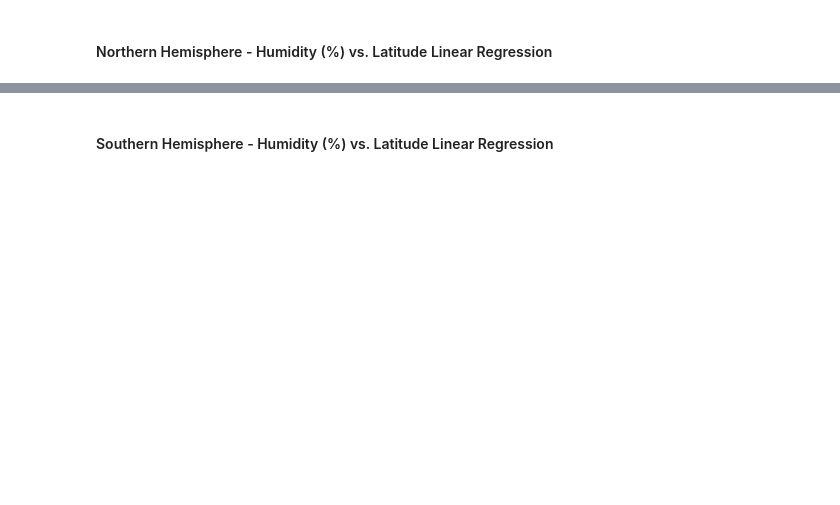
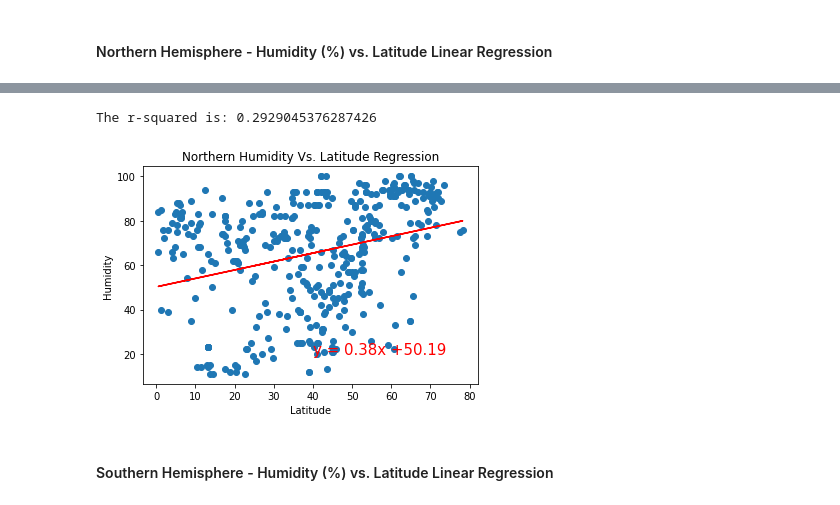
Before and after one commit to hopemeeeme/python_API2, a Jupyter notebook: starter_code/WeatherPy.ipynb, the cells around one changed output, grey strips where cells are left out. Saved outputs shown, nothing was run; the diff lists cells and outputs as text; code cells hidden in the pictures; blank space fills up the shorter version.

```diff
--- a/starter_code/WeatherPy.ipynb
+++ b/starter_code/WeatherPy.ipynb
@@ -338,0 +323,5 @@ The r-squared is: 0.10358336015746494
+# %%
+linear_reg_plot(northern_hemisphere_df, 'Northern Humidity Vs. Latitude Regression', 'Humidity', 'Humidity', 'NorthernHumidityVsLatitudeReg.png', (40,20))
+# %% [output]
+The r-squared is: 0.2929045376287426
+[figure, added]
```
Also changed, not shown: parts of 41 cells of this notebook, 15 other files.
